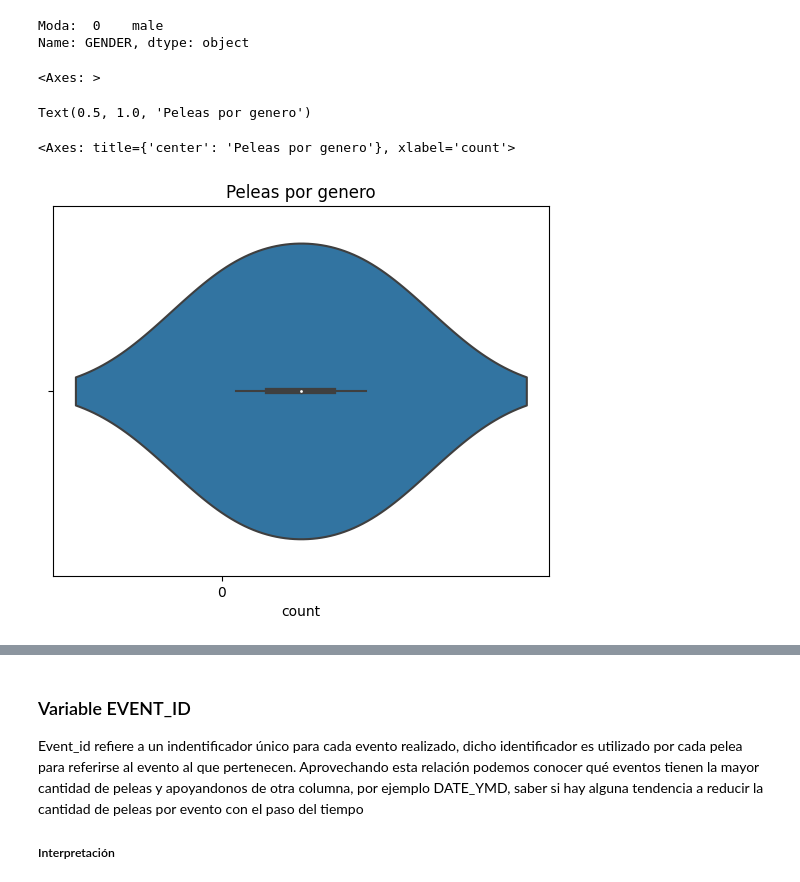
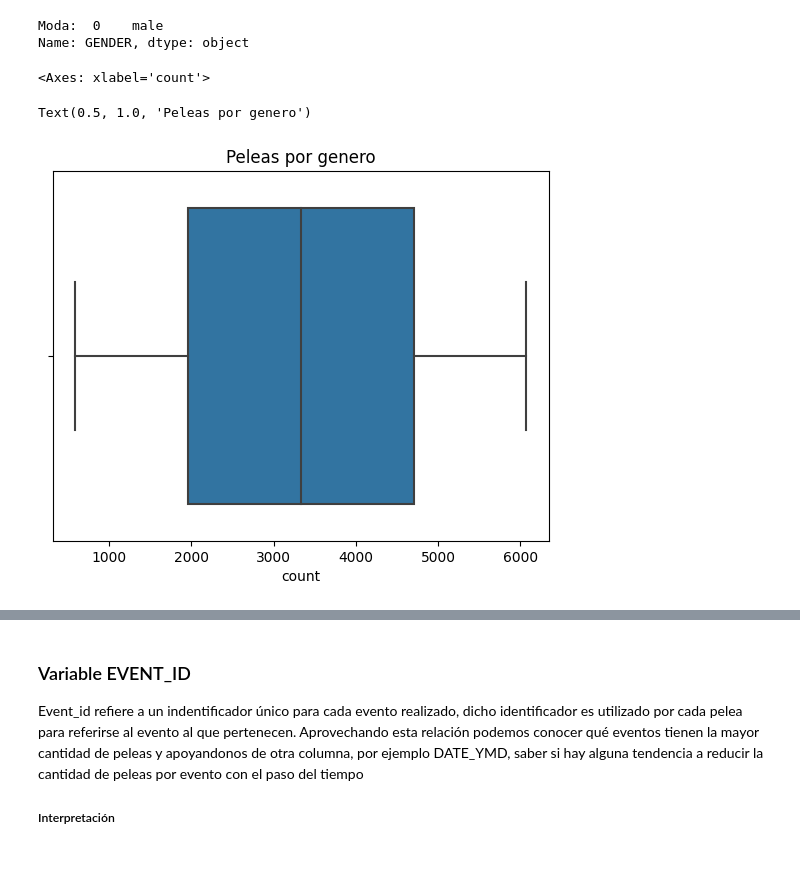
Before and after one commit to YaotecatlMtz/analisisUFC, a Jupyter notebook: primeraEntregaProyecto.ipynb, the cells around one changed output, grey strips where cells are left out. Saved outputs shown, nothing was run; the diff lists cells and outputs as text; code cells hidden in the pictures.

```diff
--- a/primeraEntregaProyecto.ipynb
+++ b/primeraEntregaProyecto.ipynb
@@ -380,12 +380,9 @@ print("Moda: ", moda)
 Moda:  0    male
 Name: GENDER, dtype: object
 # %%
-sns.boxplot(data = df['GENDER'].value_counts())
+sns.boxplot(x = df['GENDER'].value_counts())
 plt.title('Peleas por genero')
-
-sns.violinplot(x = df['GENDER'].value_counts())
 # %% [output]
-<Axes: >
+<Axes: xlabel='count'>
 Text(0.5, 1.0, 'Peleas por genero')
-<Axes: title={'center': 'Peleas por genero'}, xlabel='count'>
-[figure, old version]
+[figure, new version]
```
Also changed, not shown: parts of 10 cells of this notebook.
